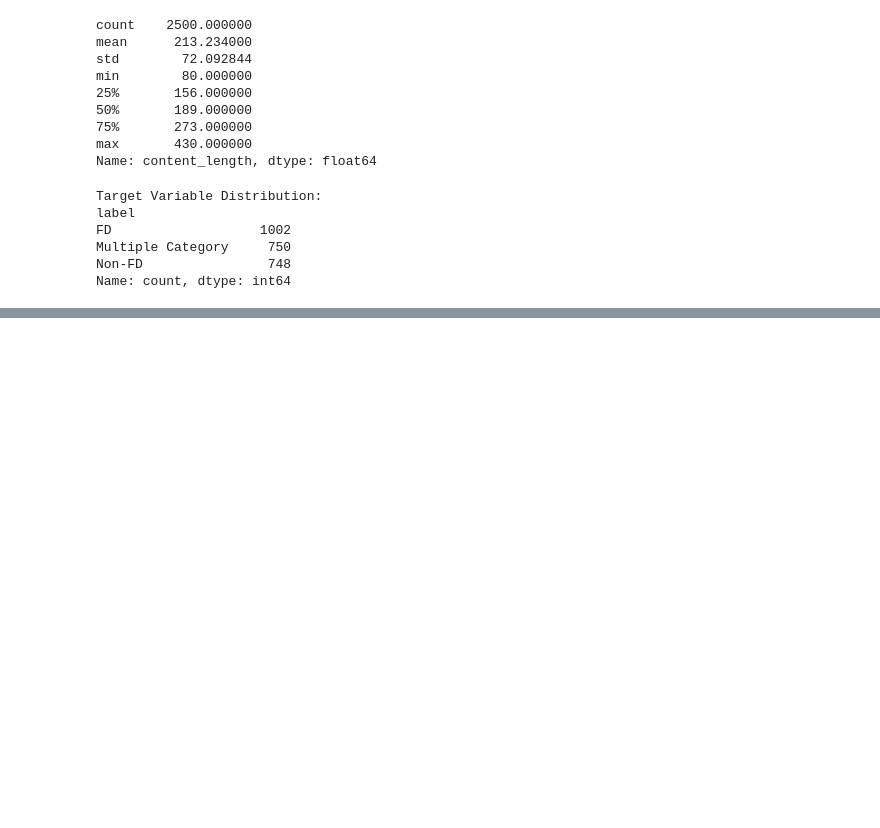
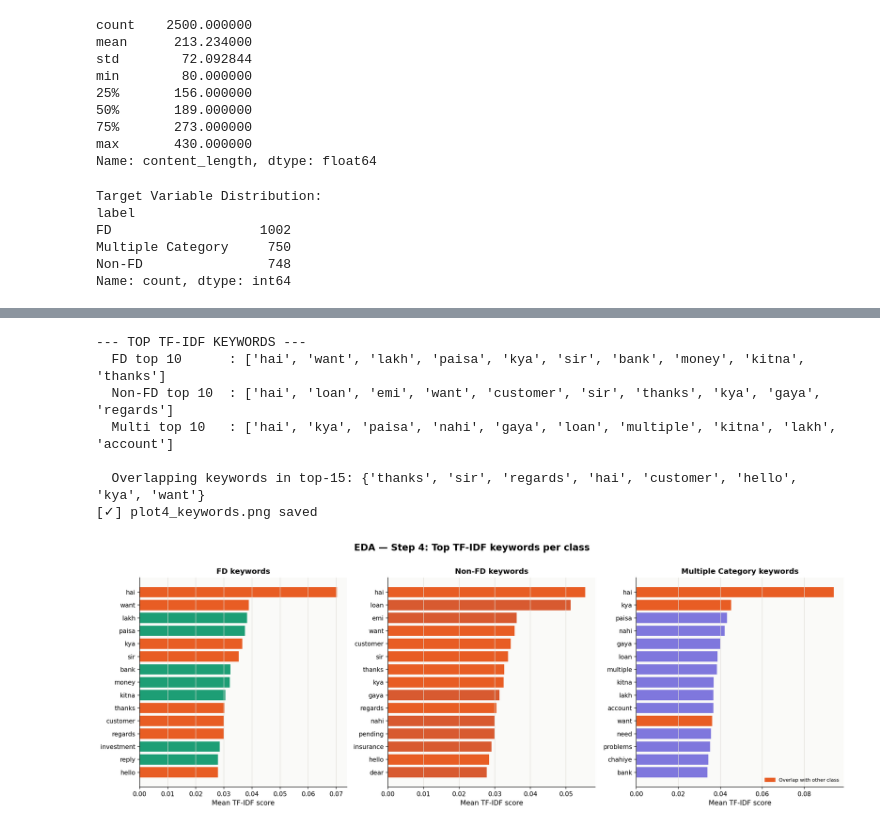
Before and after one commit to sandipanpaul21/email_intent_classification_using_genai, a Jupyter notebook: Chapter_1/2_eda.ipynb, the cells around one changed output, grey strips where cells are left out. Cells and saved outputs as stored; diff of their text form; code cells hidden in the pictures; blank space fills up the shorter version.

```diff
--- a/Chapter_1/2_eda.ipynb
+++ b/Chapter_1/2_eda.ipynb
@@ -68,0 +523,73 @@ Name: count, dtype: int64
+# %%
+# ─────────────────────────────────────────────────────────────────────────────
+# FIGURE 4  Top Keywords per Class (TF-IDF)
+# ─────────────────────────────────────────────────────────────────────────────
+def top_tfidf_words(texts, top_n=15):
+    tfidf = TfidfVectorizer(max_features=5000, ngram_range=(1,1),
+                            stop_words="english",
+                            token_pattern=r"\b[a-zA-Z]{3,}\b")
+    tfidf.fit_transform(texts)
+    scores = dict(zip(tfidf.get_feature_names_out(),
+                      np.asarray(tfidf.transform(texts).mean(axis=0)).ravel()))
+    return sorted(scores.items(), key=lambda x: x[1], reverse=True)[:top_n]
+
+fd_text    = df[df["label"]=="FD"]["text_combined"].tolist()
+nonfd_text = df[df["label"]=="Non-FD"]["text_combined"].tolist()
+multi_text = df[df["label"]=="Multiple Category"]["text_combined"].tolist()
+
+fd_kw    = top_tfidf_words(fd_text)
+nonfd_kw = top_tfidf_words(nonfd_text)
+multi_kw = top_tfidf_words(multi_text)
+
+print("\n--- TOP TF-IDF KEYWORDS ---")
+print("  FD top 10      :", [w for w,_ in fd_kw[:10]])
+print("  Non-FD top 10  :", [w for w,_ in nonfd_kw[:10]])
+print("  Multi top 10   :", [w for w,_ in multi_kw[:10]])
+
+# Overlap keywords (appear in both FD and Non-FD top 25)
+fd_set    = {w for w,_ in fd_kw}
+nonfd_set = {w for w,_ in nonfd_kw}
+overlap   = fd_set & nonfd_set
+print(f"\n  Overlapping keywords in top-15: {overlap}")
+
+fig, axes = plt.subplots(1, 3, figsize=(17, 6))
+fig.suptitle("EDA — Step 4: Top TF-IDF keywords per class", fontsize=15, fontweight="bold", y=1.01)
+
+for ax, kw_list, lbl, col in [
+    (axes[0], fd_kw,    "FD",               C_FD),
+    (axes[1], nonfd_kw, "Non-FD",           C_NONFD),
+    (axes[2], multi_kw, "Multiple Category", C_MULTI),
+]:
+    words   = [w for w,_ in kw_list][::-1]
+    scores  = [s for _,s in kw_list][::-1]
+    is_over = [w in overlap for w in words]
+    bar_cols = ["#E85D24" if ov else col for ov in is_over]
+    bars = ax.barh(words, scores, color=bar_cols, edgecolor="none")
+    ax.set_title(f"{lbl} keywords", fontsize=12)
+    ax.set_xlabel("Mean TF-IDF score")
+    ax.set_facecolor(BG)
+    ax.xaxis.grid(True, color="#E0DED8", zorder=0)
+
+# Add overlap legend only on last axis
+over_patch = mpatches.Patch(color="#E85D24", label="Overlap with other class")
+axes[2].legend(handles=[over_patch], fontsize=8, frameon=False, loc="lower right")
+
+plt.tight_layout()
+plt.savefig("EDA_Image/plot4_keywords.png", dpi=150, bbox_inches="tight")
+plt.close()
+print("[✓] plot4_keywords.png saved")
+
+image_files = [
+    "plot4_keywords.png"
+]
+for img_file in image_files:
+    display(Image(filename=f"EDA_Image/{img_file}"))
+# %% [output]
+--- TOP TF-IDF KEYWORDS ---
+  FD top 10      : ['hai', 'want', 'lakh', 'paisa', 'kya', 'sir', 'bank', 'money', 'kitna', 'thanks']
+  Non-FD top 10  : ['hai', 'loan', 'emi', 'want', 'customer', 'sir', 'thanks', 'kya', 'gaya', 'regards']
+  Multi top 10   : ['hai', 'kya', 'paisa', 'nahi', 'gaya', 'loan', 'multiple', 'kitna', 'lakh', 'account']
+
+  Overlapping keywords in top-15: {'thanks', 'sir', 'regards', 'hai', 'customer', 'hello', 'kya', 'want'}
+[✓] plot4_keywords.png saved
+[figure, added]
```
Also changed, not shown: parts of 10 cells of this notebook, 1 other file.
